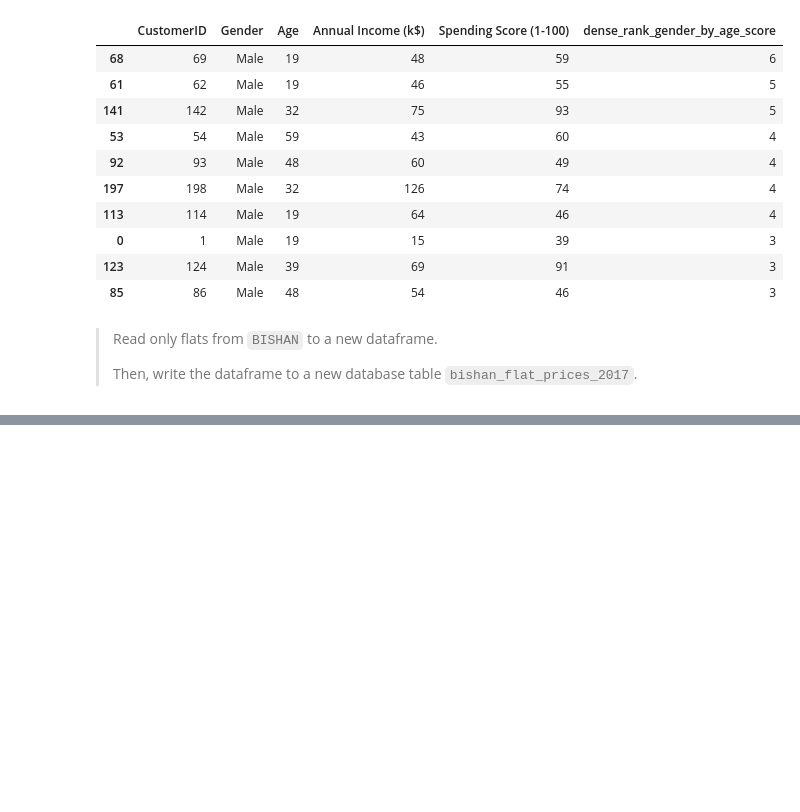
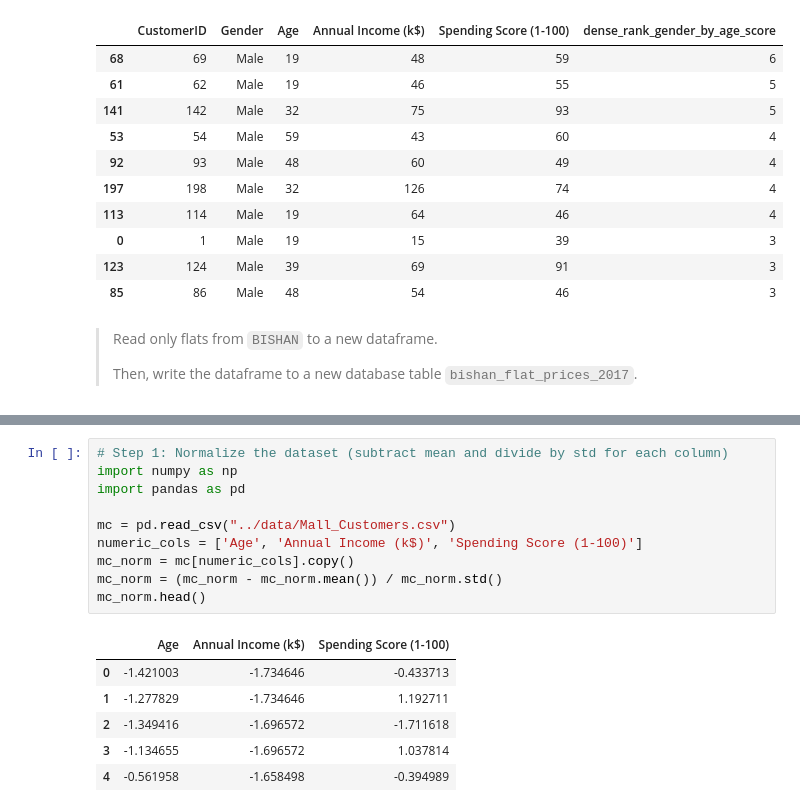
Before and after one commit to rubyferdianto/5m-data-1.8-eda-basic, a Jupyter notebook: notebooks/eda_basic_lesson.ipynb, the cells around one changed output, grey strips where cells are left out. Drawn from its saved outputs; the diff is of its cells as text; blank space fills up the shorter version.

```diff
--- a/notebooks/eda_basic_lesson.ipynb
+++ b/notebooks/eda_basic_lesson.ipynb
@@ -1849,0 +1889,17 @@ filtered_male.sort_values(['dense_rank_gender_by_age_score'], ascending=False).h
+# %%
+# Step 1: Normalize the dataset (subtract mean and divide by std for each column)
+import numpy as np
+import pandas as pd
+
+mc = pd.read_csv("../data/Mall_Customers.csv")
+numeric_cols = ['Age', 'Annual Income (k$)', 'Spending Score (1-100)']
+mc_norm = mc[numeric_cols].copy()
+mc_norm = (mc_norm - mc_norm.mean()) / mc_norm.std()
+mc_norm.head()
+# %% [output]
+|  | Age | Annual Income (k$) | Spending Score (1-100) |
+| 0 | -1.421003 | -1.734646 | -0.433713 |
+| 1 | -1.277829 | -1.734646 | 1.192711 |
+| 2 | -1.349416 | -1.696572 | -1.711618 |
+| 3 | -1.134655 | -1.696572 | 1.037814 |
+| 4 | -0.561958 | -1.658498 | -0.394989 |
```
Also changed, not shown: parts of 15 cells of this notebook.
